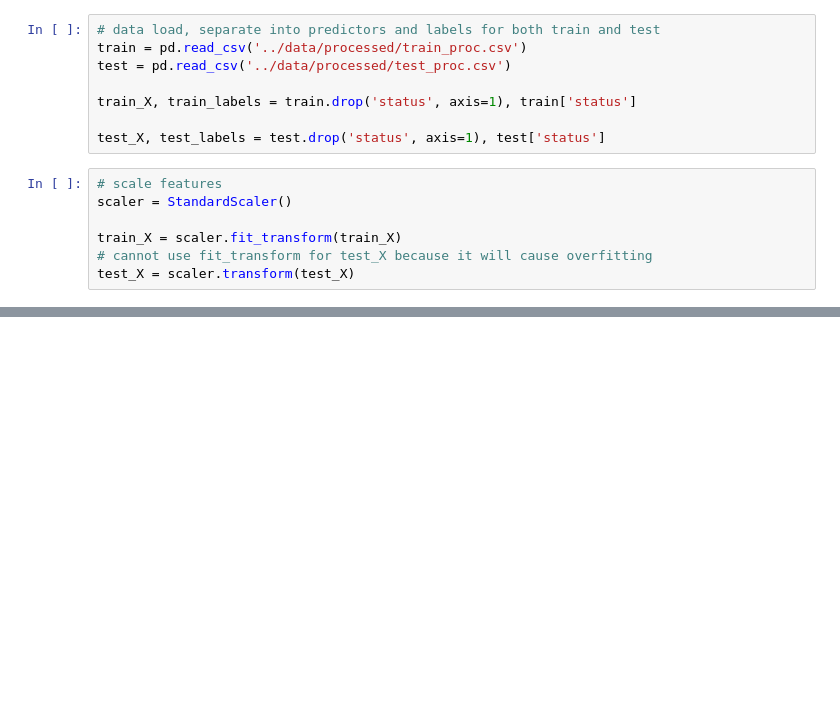
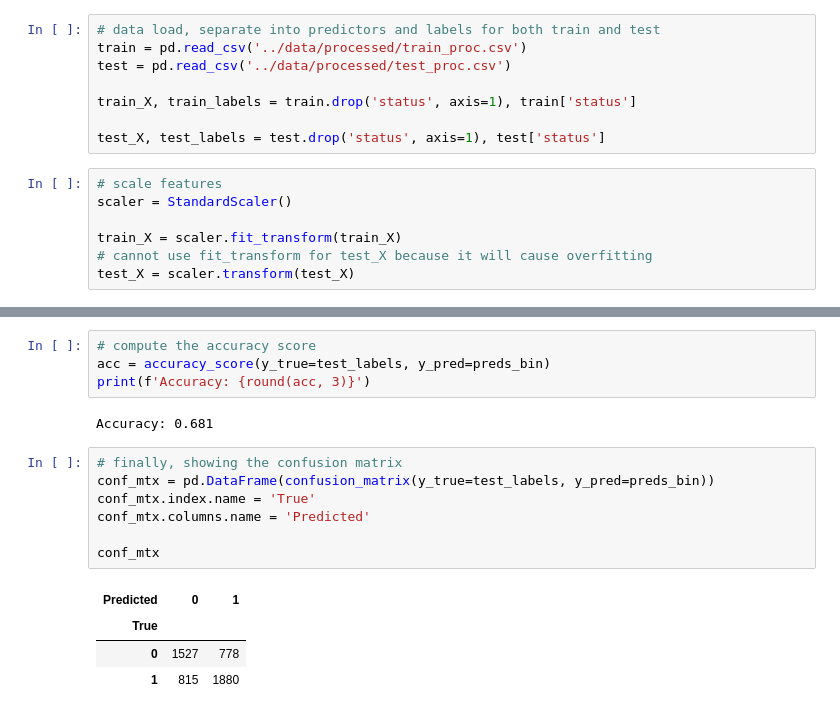
Before and after one commit to ostapenkovs/wells-fargo-case-study, a Jupyter notebook: notebooks/3_modeling.ipynb, the cells around one changed output, grey strips where cells are left out. Cells and saved outputs as stored; diff of their text form; blank space fills up the shorter version.

```diff
--- a/notebooks/3_modeling.ipynb
+++ b/notebooks/3_modeling.ipynb
@@ -39,0 +73,18 @@ print( roc_auc_score(y_true=test_labels, y_score=pred) )
+# %%
+# compute the accuracy score
+acc = accuracy_score(y_true=test_labels, y_pred=preds_bin)
+print(f'Accuracy: {round(acc, 3)}')
+# %% [output]
+Accuracy: 0.681
+# %%
+# finally, showing the confusion matrix
+conf_mtx = pd.DataFrame(confusion_matrix(y_true=test_labels, y_pred=preds_bin))
+conf_mtx.index.name = 'True'
+conf_mtx.columns.name = 'Predicted'
+
+conf_mtx
+# %% [output]
+| Predicted | 0 | 1 |
+| True |  |  |
+| 0 | 1527 | 778 |
+| 1 | 815 | 1880 |
```
Also changed, not shown: parts of 10 cells of this notebook, 4 other files.
